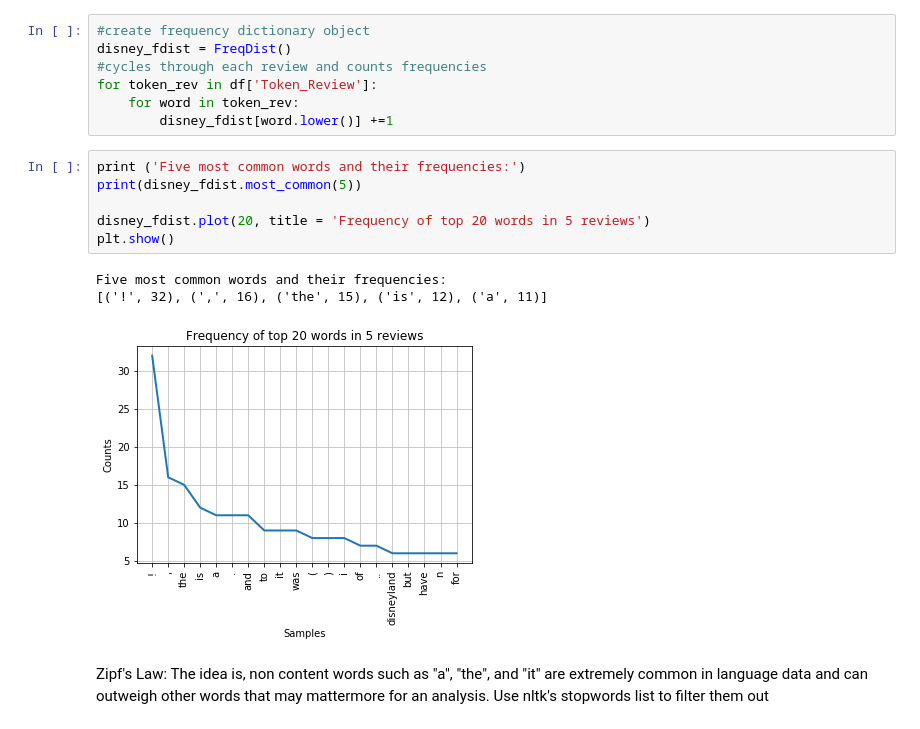
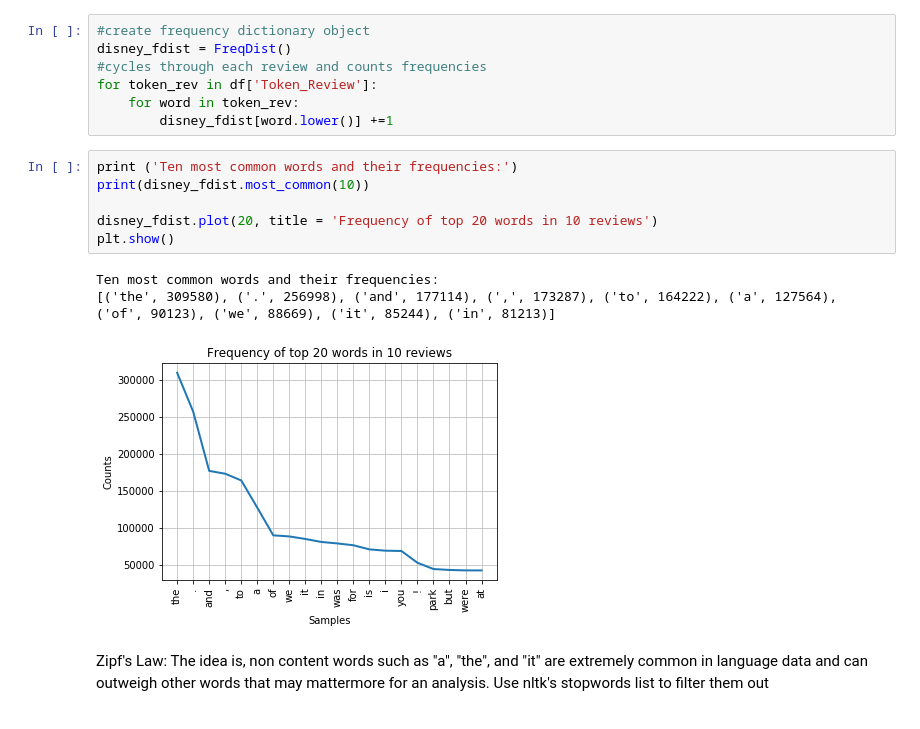
Before and after one commit to BeverlyOwino97/Natural-Language-Processing, a Jupyter notebook: Tokenization.ipynb, the cells around one changed output. Cells and saved outputs as stored; diff of their text form.

```diff
--- a/Tokenization.ipynb
+++ b/Tokenization.ipynb
@@ -91,15 +97,15 @@ for token_rev in df['Token_Review']:
     for word in token_rev:
         disney_fdist[word.lower()] +=1
 # %%
-print ('Five most common words and their frequencies:')
-print(disney_fdist.most_common(5))
+print ('Ten most common words and their frequencies:')
+print(disney_fdist.most_common(10))
 
-disney_fdist.plot(20, title = 'Frequency of top 20 words in 5 reviews')
+disney_fdist.plot(20, title = 'Frequency of top 20 words in 10 reviews')
 plt.show()
 # %% [output]
-Five most common words and their frequencies:
-[('!', 32), (',', 16), ('the', 15), ('is', 12), ('a', 11)]
+Ten most common words and their frequencies:
+[('the', 309580), ('.', 256998), ('and', 177114), (',', 173287), ('to', 164222), ('a', 127564), ('of', 90123), ('we', 88669), ('it', 85244), ('in', 81213)]
-[figure, old version]
+[figure, new version]
 # %% [markdown]
 Zipf's Law: The idea is, non content words such as "a", "the", and "it" are extremely common in language data and can outweigh other words that may mattermore for an analysis.
 Use nltk's stopwords list to filter them out
```
Also changed, not shown: parts of 2 cells of this notebook.
